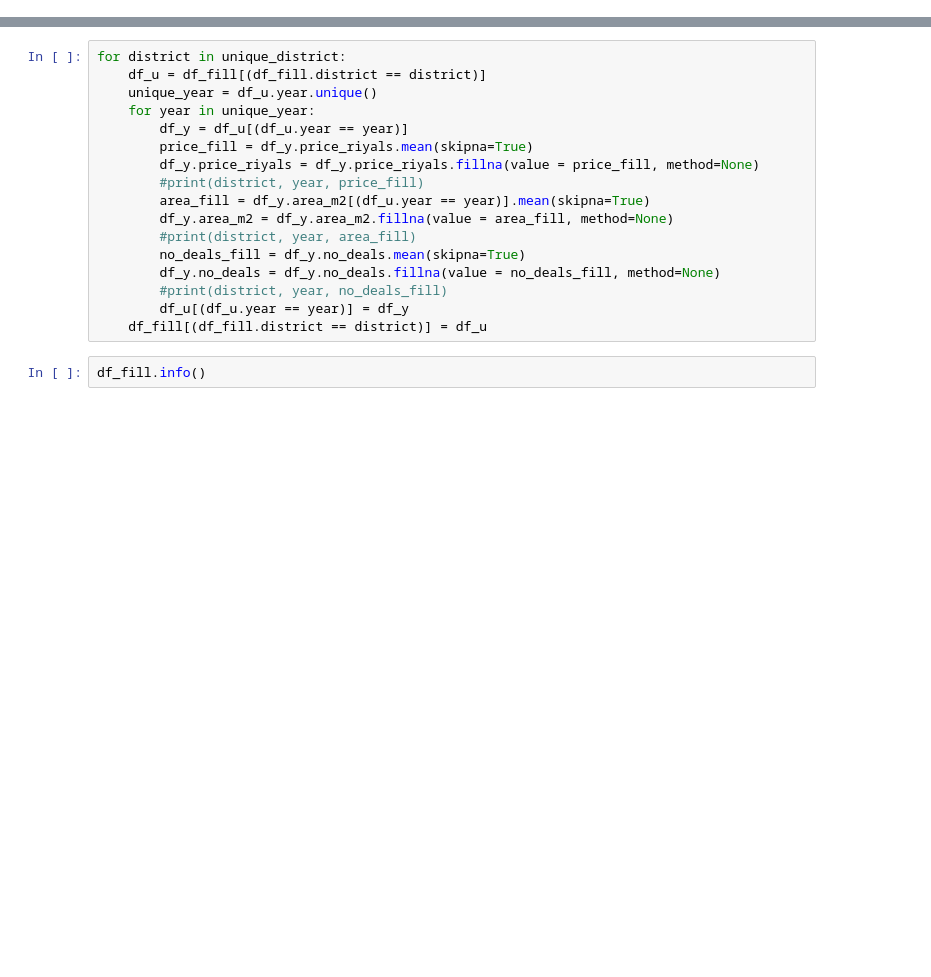
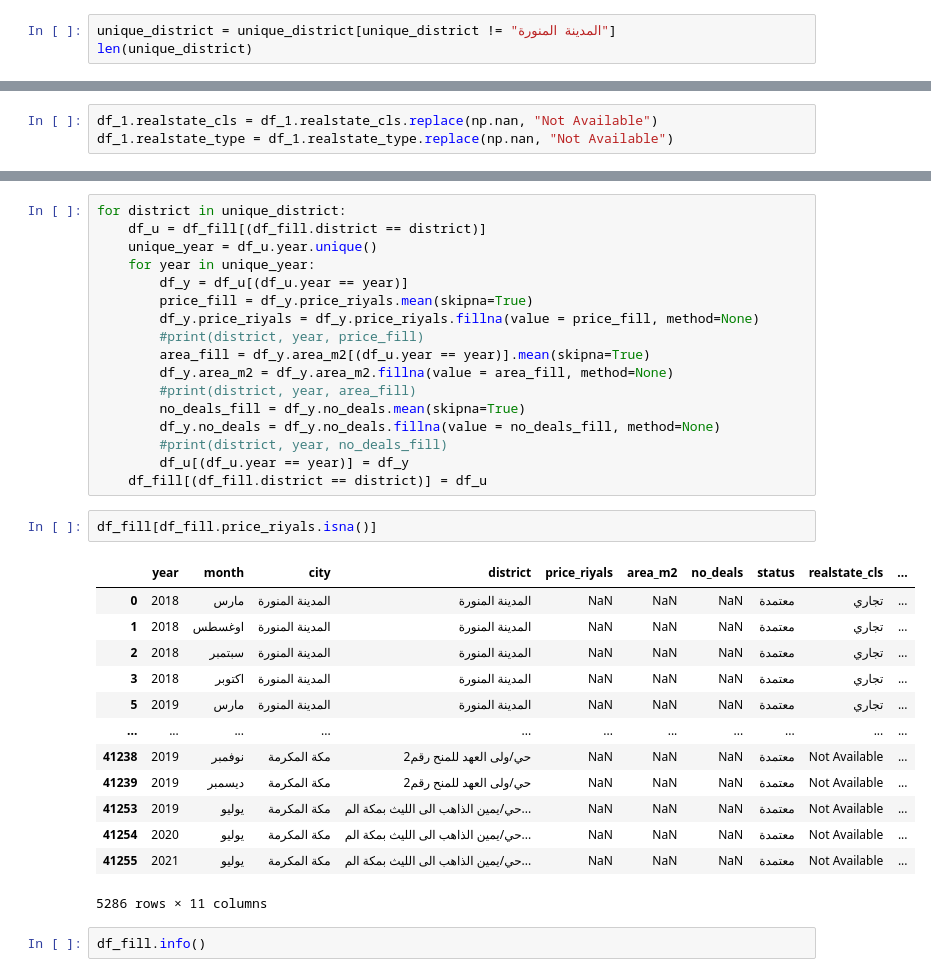
Before and after one commit to mlotfic/real_state_cleaning, a Jupyter notebook: fiil_data.ipynb, the cells around one changed output, grey strips where cells are left out. Saved outputs shown, nothing was run; the diff lists cells and outputs as text; blank space fills up the shorter version.

```diff
--- a/fiil_data.ipynb
+++ b/fiil_data.ipynb
@@ -200,0 +218,3 @@ len(unique_district)
+# %%
+unique_district = unique_district[unique_district != "المدينة المنورة"]
+len(unique_district)
@@ -345,0 +331,3 @@ df
+# %%
+df_1.realstate_cls = df_1.realstate_cls.replace(np.nan, "Not Available")
+df_1.realstate_type = df_1.realstate_type.replace(np.nan, "Not Available")
@@ -364,6 +386,22 @@ for district in unique_district:
         #print(district, year, no_deals_fill)
         df_u[(df_u.year == year)] = df_y
     df_fill[(df_fill.district == district)] = df_u
+# %%
+df_fill[df_fill.price_riyals.isna()]
+# %% [output]
+|  | year | month | city | district | price_riyals | area_m2 | no_deals | status | realstate_cls | ... |
+| 0 | 2018 | مارس | المدينة المنورة | المدينة المنورة | NaN | NaN | NaN | معتمدة | تجاري | ... |
+| 1 | 2018 | اوغسطس | المدينة المنورة | المدينة المنورة | NaN | NaN | NaN | معتمدة | تجاري | ... |
+| 2 | 2018 | سبتمبر | المدينة المنورة | المدينة المنورة | NaN | NaN | NaN | معتمدة | تجاري | ... |
+| 3 | 2018 | اكتوبر | المدينة المنورة | المدينة المنورة | NaN | NaN | NaN | معتمدة | تجاري | ... |
+| 5 | 2019 | مارس | المدينة المنورة | المدينة المنورة | NaN | NaN | NaN | معتمدة | تجاري | ... |
+| ... | ... | ... | ... | ... | ... | ... | ... | ... | ... | ... |
+| 41238 | 2019 | نوفمبر | مكة المكرمة | حي/ولى العهد للمنح رقم2 | NaN | NaN | NaN | معتمدة | Not Available | ... |
+| 41239 | 2019 | ديسمبر | مكة المكرمة | حي/ولى العهد للمنح رقم2 | NaN | NaN | NaN | معتمدة | Not Available | ... |
+| 41253 | 2019 | يوليو | مكة المكرمة | حي/يمين الذاهب الى الليث بمكة الم... | NaN | NaN | NaN | معتمدة | Not Available | ... |
+| 41254 | 2020 | يوليو | مكة المكرمة | حي/يمين الذاهب الى الليث بمكة الم... | NaN | NaN | NaN | معتمدة | Not Available | ... |
+| 41255 | 2021 | يوليو | مكة المكرمة | حي/يمين الذاهب الى الليث بمكة الم... | NaN | NaN | NaN | معتمدة | Not Available | ... |
+5286 rows × 11 columns
 # %%
 df_fill.info()
 # %% [output]
```
Also changed, not shown: parts of 69 cells of this notebook.
